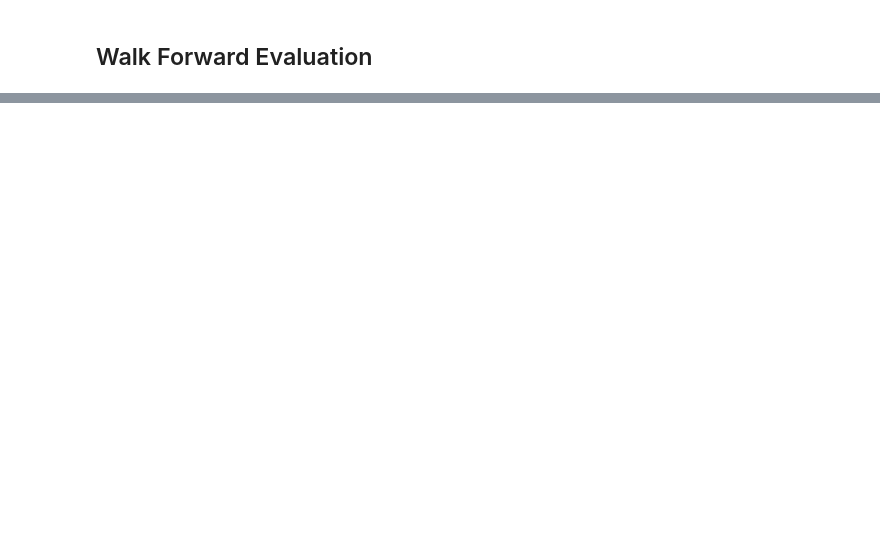
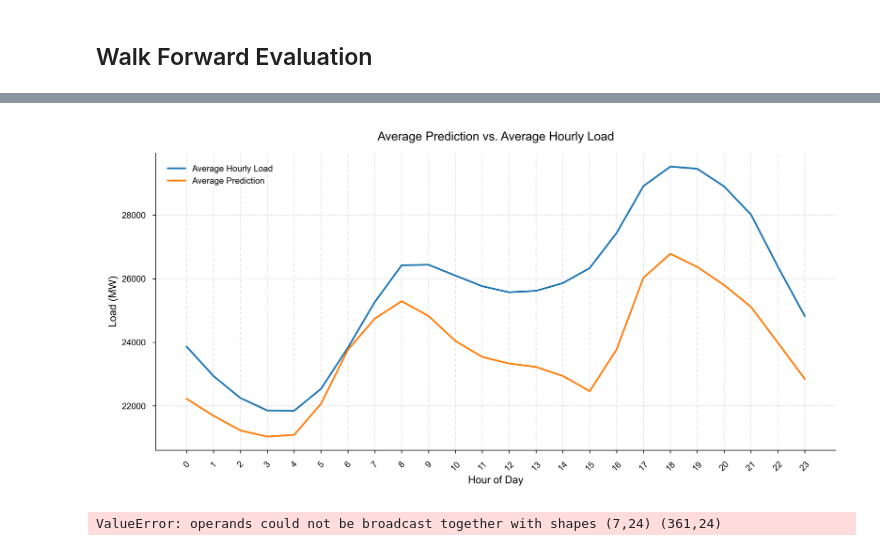
Before and after one commit to joypauls/forecastiso, a Jupyter notebook: notebooks/dev.ipynb, the cells around one changed output, grey strips where cells are left out. Saved outputs shown, nothing was run; the diff lists cells and outputs as text; code cells hidden in the pictures; blank space fills up the shorter version.

```diff
--- a/notebooks/dev.ipynb
+++ b/notebooks/dev.ipynb
@@ -374,0 +385,18 @@ plt.show()
+# %%
+# plot average prediction
+plt.figure(figsize=(12, 6))
+plt.plot(avg_true_values, label="Average Hourly Load", linewidth=2)
+plt.plot(avg_predictions, label="Average Prediction", linewidth=2)
+plt.title("Average Prediction vs. Average Hourly Load")
+plt.xlabel("Hour of Day")
+plt.ylabel("Load (MW)")
+plt.xticks(range(24), rotation=45)
+plt.legend()
+plt.show()
+# %% [output]
+[figure, added]
+# %%
+avg_error_by_hour = np.mean(np.array(predictions) - np.array(true_values), axis=0)
+# avg_var_by_hour = np.var(np.array(true_values), axis=0)
+# %% [output]
+ValueError: operands could not be broadcast together with shapes (7,24) (361,24)
```
Also changed, not shown: parts of 10 cells of this notebook, 1 other file.
